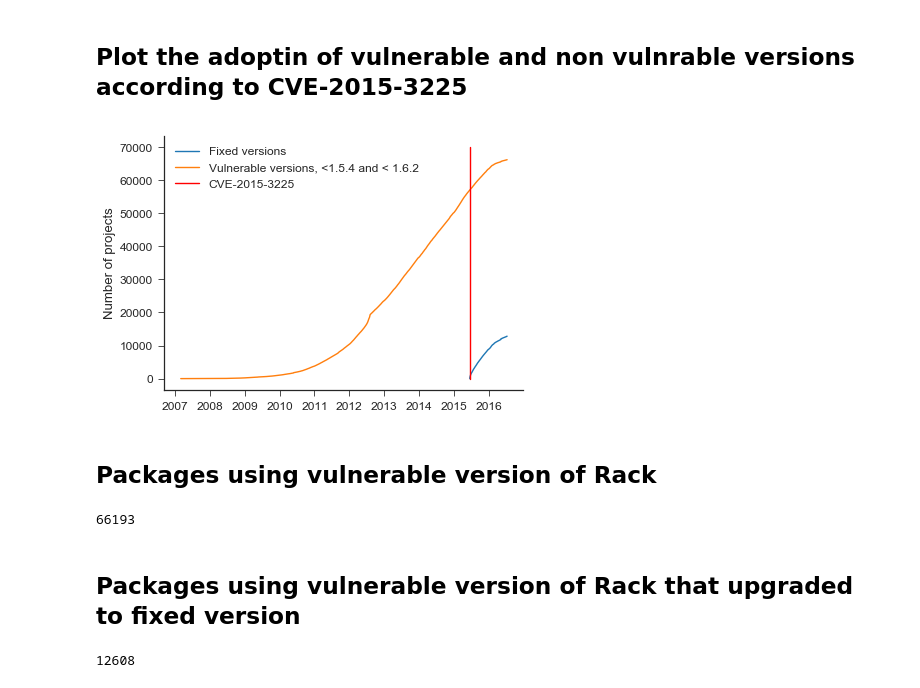
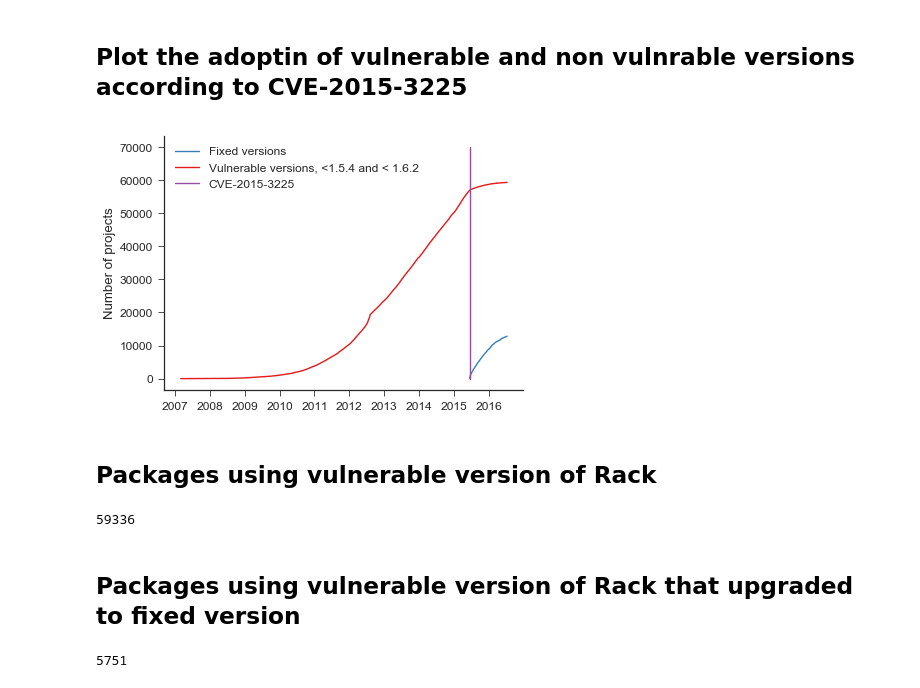
Before and after one commit to riivo/package-dependency-networks, a Jupyter notebook: scripts/rack_vuln.ipynb, the cells around one changed output. Cells and saved outputs as stored; diff of their text form; code cells hidden in the pictures.

```diff
--- a/scripts/rack_vuln.ipynb
+++ b/scripts/rack_vuln.ipynb
@@ -85,3 +88,13 @@ def mapping(reach, fixed_release=0):
 
 adoption_bad = mapping(affected_reachable, 1)
 adoption_good  = mapping(not_affected_reachable, 0)
+adoption_bad = adoption_bad.sort_values(["target_ver","project_name","project_ver"]).drop_duplicates(["project_name","project_ver"], keep="last")
+adoption_good = adoption_good.sort_values(["target_ver","project_name","project_ver"]).drop_duplicates(["project_name","project_ver"], keep="last")
+# %%
+overlapping = pd.merge(adoption_bad, adoption_good, on=["project_name","project_ver"], how="inner")[["project_name","project_ver"]]
+
+overlapping['key'] = 'x'
+print (len(set(overlapping.project_name)))
+temp_df = pd.merge(adoption_bad, overlapping, on=["project_name","project_ver"], how='left')
+
+adoption_bad = temp_df[temp_df['key'].isnull()].drop('key', axis=1)
@@ -104,19 +123,19 @@ b = fixes[fixes.vulnerable_target == 1][["release_ts", "count"]].set_index("rele
 # %%
 fig_size = [3.4039020340390205, 2.1037271514110163]
 sns.set_context("paper", font_scale=1.5, rc={'figure.figsize': fig_size})
 
 plt.figure()
-plt.plot(a.index, a.values, "-", label="Fixed versions")
-plt.plot(b.index, b.values, "-", label="Vulnerable versions, <1.5.4 and < 1.6.2")
-plt.plot([pd.to_datetime("2015-06-16"), pd.to_datetime("2015-06-16")],[0, 70000], c="r", label = "CVE-2015-3225" )
+plt.plot(a.index, a.values, "-", c="#377eb8", label="Fixed versions")
+plt.plot(b.index, b.values, "-", c="#e41a1c", label="Vulnerable versions, <1.5.4 and < 1.6.2")
+plt.plot([pd.to_datetime("2015-06-16"), pd.to_datetime("2015-06-16")],[0, 70000], "-", c="#984ea3", label = "CVE-2015-3225" )
 #plt.title("Adoption of Rack versions")
 plt.ylabel("Number of projects")
 plt.legend()
 sns.despine()
 plt.tight_layout(0.2)
 plt.savefig("rack_vulnerability.pdf")
 # %% [output]
-[figure, old version]
+[figure, new version]
 # %%
 packages_using = stacked_ts[["project_name", "vulnerable_target", "release_ts"]].groupby(["project_name", "vulnerable_target"]).min().reset_index()
 packages_using = packages_using.pivot( index="project_name", values="release_ts", columns="vulnerable_target")
@@ -125,10 +144,10 @@ packages_using = packages_using.pivot( index="project_name", values="release_ts"
 # %%
 packages_using[~pd.isnull(packages_using[1])].shape[0]
 # %% [output]
-66193
+59336
 # %% [markdown]
 ## Packages using vulnerable version of Rack that upgraded to fixed version
 # %%
 packages_using[~pd.isnull(packages_using[1]) & (~pd.isnull(packages_using[0])) ].shape[0]
 # %% [output]
-12608
+5751
```
Also changed, not shown: parts of 4 cells of this notebook.
